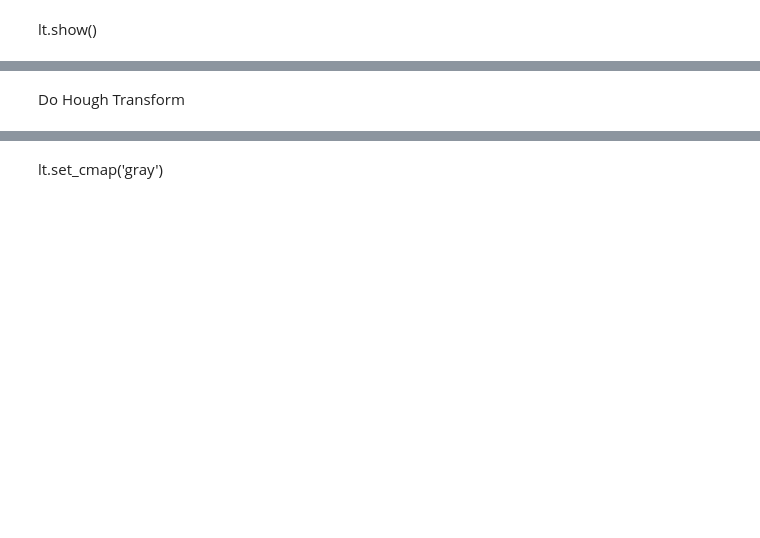
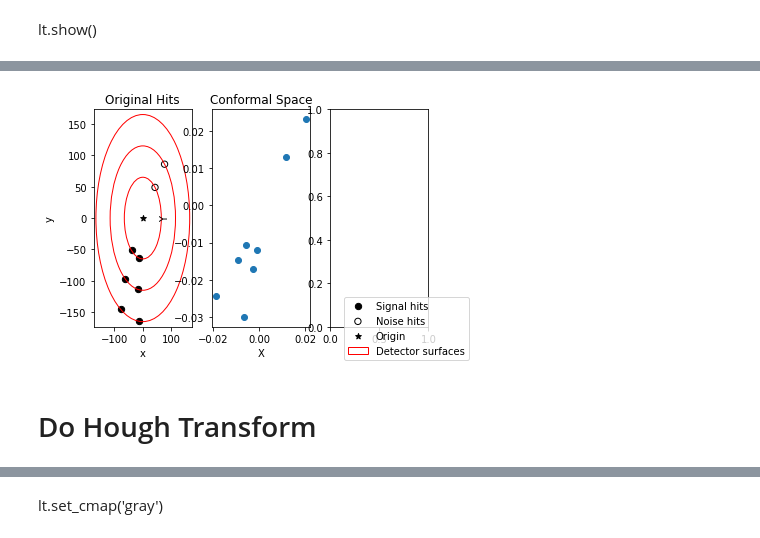
Before and after one commit to LailinXu/hepstat-tutorial, a Jupyter notebook: PatternRecognition/HoughTransform/demo_hough_circles.py.ipynb, the cells around one changed output, grey strips where cells are left out. Cells and saved outputs as stored; diff of their text form; code cells hidden in the pictures; blank space fills up the shorter version.

```diff
--- a/PatternRecognition/HoughTransform/demo_hough_circles.py.ipynb
+++ b/PatternRecognition/HoughTransform/demo_hough_circles.py.ipynb
@@ -171,14 +219,18 @@ Conformal mapping (translate circles passing through the origin to straight line
 # %%
 [cxHits, cyHits] = conformal(xHits, yHits)
 
-plt.subplot(1,3,2)
-plt.title('Conformal Space')
+#plt.subplot(1,3,2)
+ax2.set_title('Conformal Space')
 
-plt.xlabel("X")
-plt.ylabel("Y")
-plt.scatter(cxHits, cyHits)
+ax2.set_xlabel("X")
+ax2.set_ylabel("Y")
+ax2.scatter(cxHits, cyHits)
+fig
+# %% [output]
+[figure, added]
 # %% [markdown]
 Do Hough Transform
+==========
 # %%
 accumulator, thetas, rhos = houghLine(cxHits, cyHits)
 
```
Also changed, not shown: parts of 28 cells of this notebook, 1 other file.
